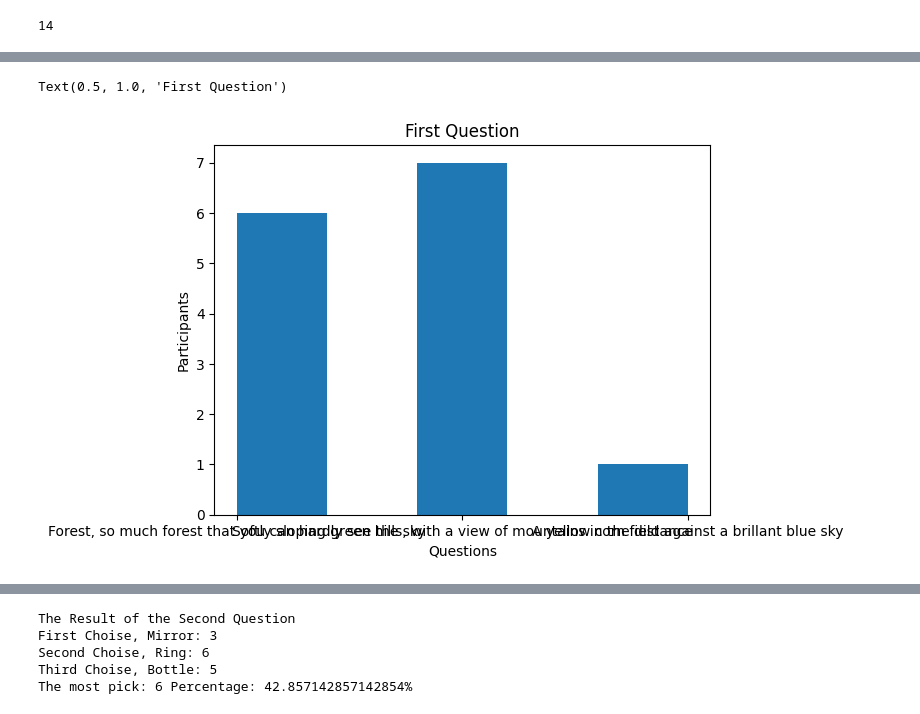
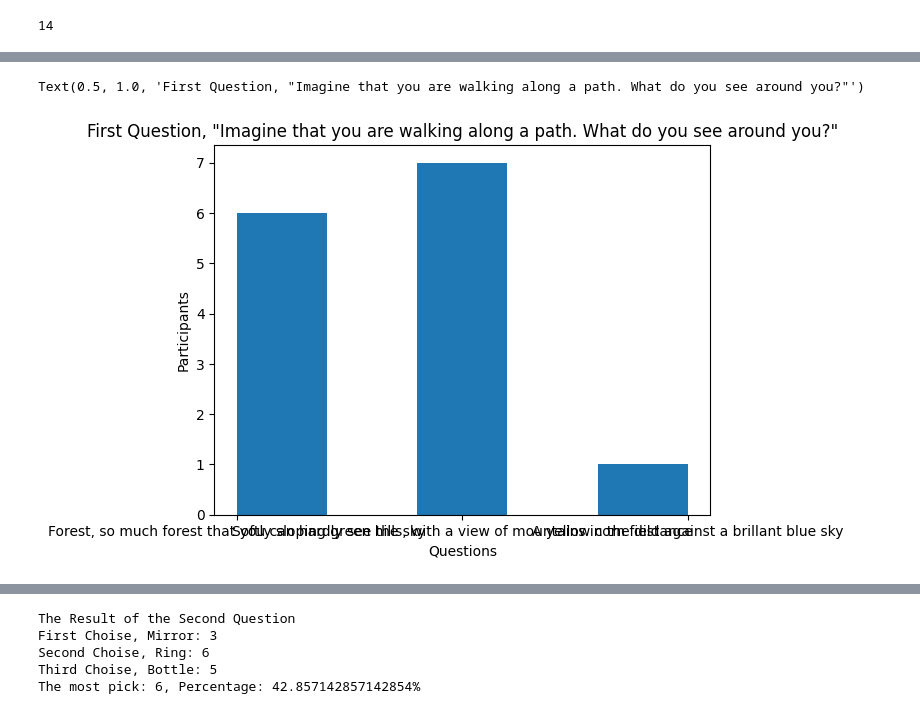
Before and after one commit to jyhun93/DataAmongUs_Yonghun_Jung, a Jupyter notebook: YongChart.ipynb, the cells around one changed output, grey strips where cells are left out. Saved outputs shown, nothing was run; the diff lists cells and outputs as text; code cells hidden in the pictures.

```diff
--- a/YongChart.ipynb
+++ b/YongChart.ipynb
@@ -98,12 +110,12 @@ The most pick: 7 Percentage: 50.0%
 # %%
-#Create a graph using Matplotlib
+#Create a bar graph
 plt.hist(firstQ, bins = 5)
 plt.xlabel('Questions')
 plt.ylabel('Participants')
-plt.title('First Question')
+plt.title('First Question, "Imagine that you are walking along a path. What do you see around you?"')
 # %% [output]
-Text(0.5, 1.0, 'First Question')
+Text(0.5, 1.0, 'First Question, "Imagine that you are walking along a path. What do you see around you?"')
-[figure, old version]
+[figure, new version]
 # %%
 secondQ = psych["What do you see near your feet?"]
 # %%
@@ -149,10 +161,10 @@ print("First Choise, Mirror: " + str(num0))
 print("Second Choise, Ring: " + str(num1))
 print("Third Choise, Bottle: " + str(num2))
 
-print("The most pick: " + str(largestNum(num0, num1, num2)), "Percentage: " + str(100 / (totalPar/largestNum(num0, num1, num2))) + "%")
+print("The most pick: " + str(largestNum(num0, num1, num2)) + "," + " Percentage: " + str(100 / (totalPar/largestNum(num0, num1, num2))) + "%")
 # %% [output]
 The Result of the Second Question
 First Choise, Mirror: 3
 Second Choise, Ring: 6
 Third Choise, Bottle: 5
-The most pick: 6 Percentage: 42.857142857142854%
+The most pick: 6, Percentage: 42.857142857142854%
```
Also changed, not shown: parts of 14 cells of this notebook.
